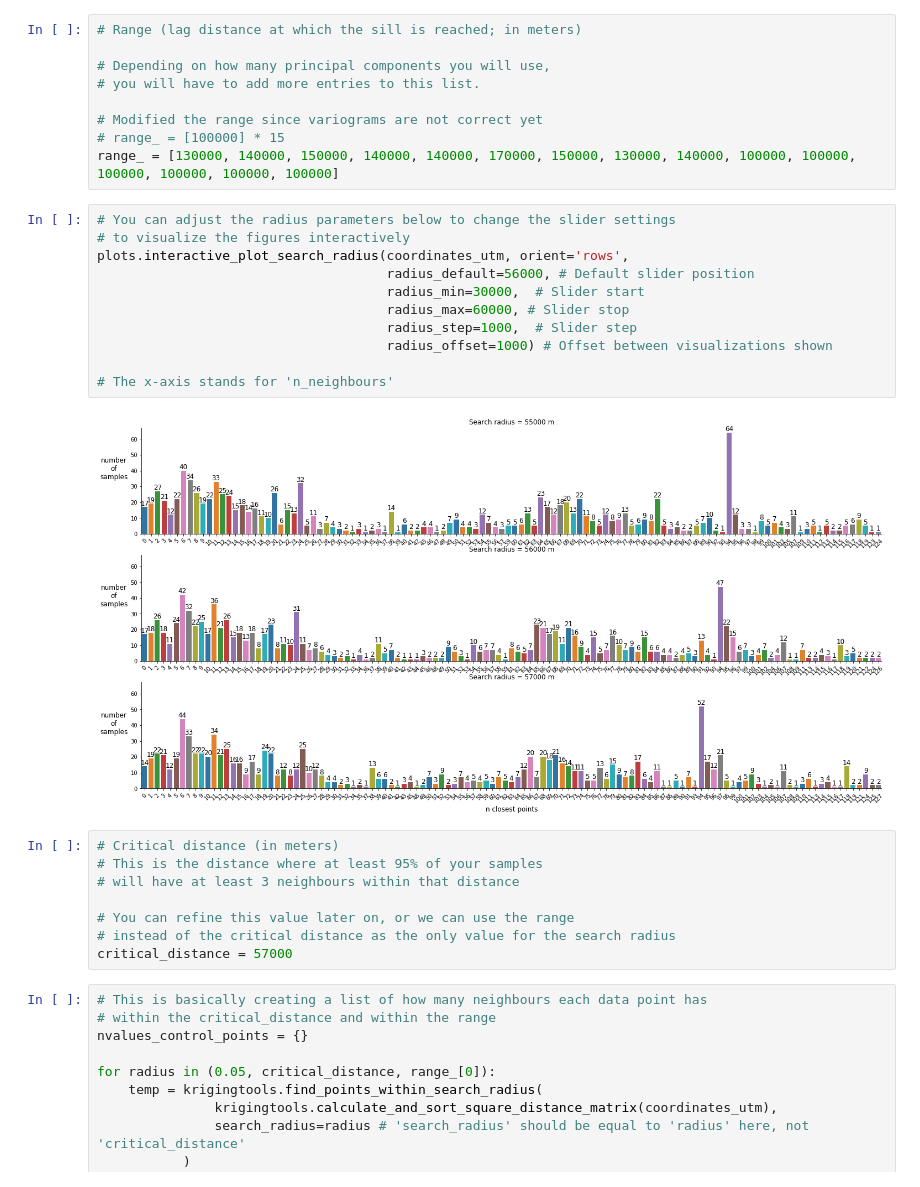
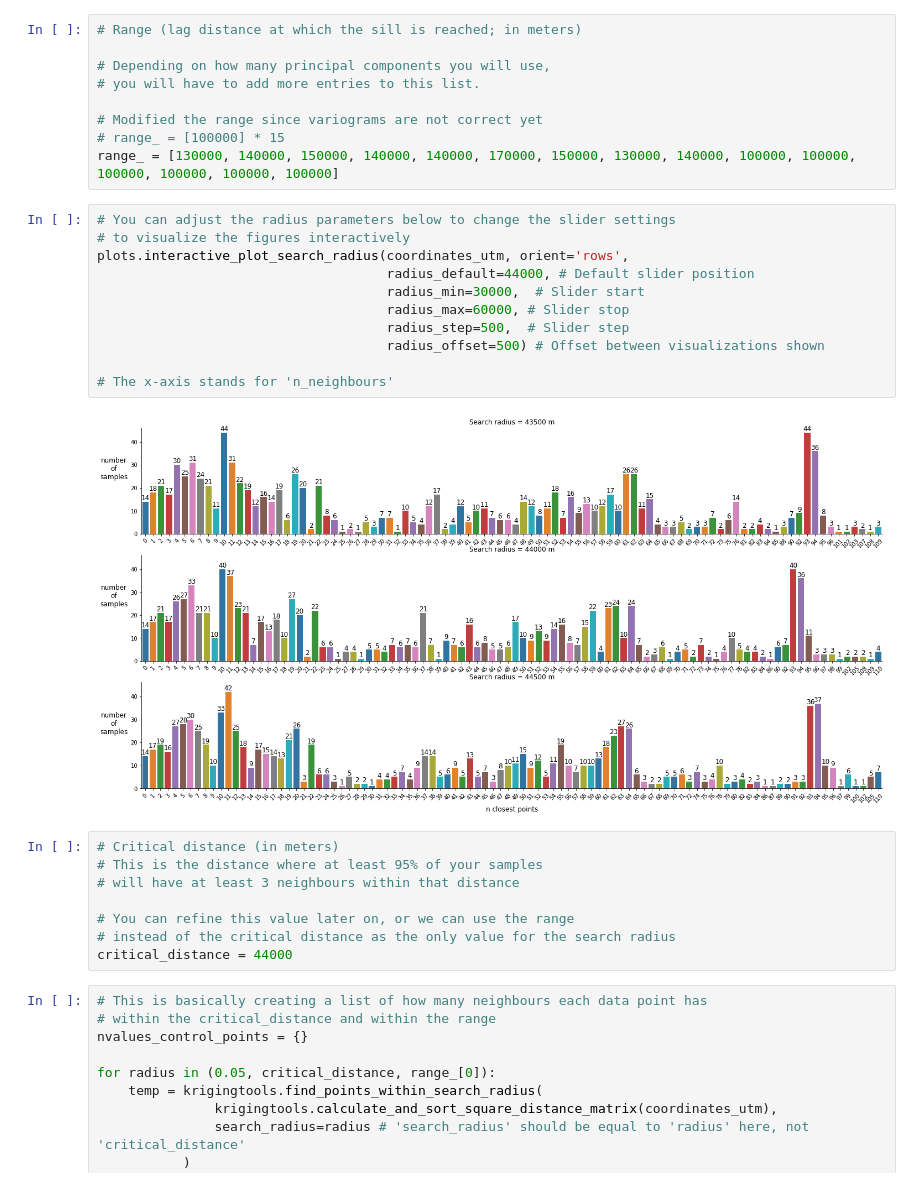
Before and after one commit to Complexio/Vistelius_1995_OCR, a Jupyter notebook: _ANALYSIS/2_area2_Interpolation.ipynb, the cells around one changed output. Drawn from its saved outputs; the diff is of its cells as text.

```diff
--- a/_ANALYSIS/2_area2_Interpolation.ipynb
+++ b/_ANALYSIS/2_area2_Interpolation.ipynb
@@ -161,16 +161,16 @@ range_ = [130000, 140000, 150000, 140000, 140000, 170000, 150000, 130000, 140000
 # %%
 # You can adjust the radius parameters below to change the slider settings
 # to visualize the figures interactively
 plots.interactive_plot_search_radius(coordinates_utm, orient='rows',
-                                     radius_default=56000, # Default slider position
+                                     radius_default=44000, # Default slider position
                                      radius_min=30000,  # Slider start
                                      radius_max=60000, # Slider stop
-                                     radius_step=1000,  # Slider step
-                                     radius_offset=1000) # Offset between visualizations shown
+                                     radius_step=500,  # Slider step
+                                     radius_offset=500) # Offset between visualizations shown
 
 # The x-axis stands for 'n_neighbours'
 # %% [output]
-[figure, old version]
+[figure, new version]
 # %%
 # Critical distance (in meters)
 # This is the distance where at least 95% of your samples
@@ -178,7 +178,7 @@ plots.interactive_plot_search_radius(coordinates_utm, orient='rows',
 
 # You can refine this value later on, or we can use the range
 # instead of the critical distance as the only value for the search radius
-critical_distance = 57000
+critical_distance = 44000
 # %%
 # This is basically creating a list of how many neighbours each data point has
 # within the critical_distance and within the range
```
Also changed, not shown: parts of 9 cells of this notebook, 45 other files.
